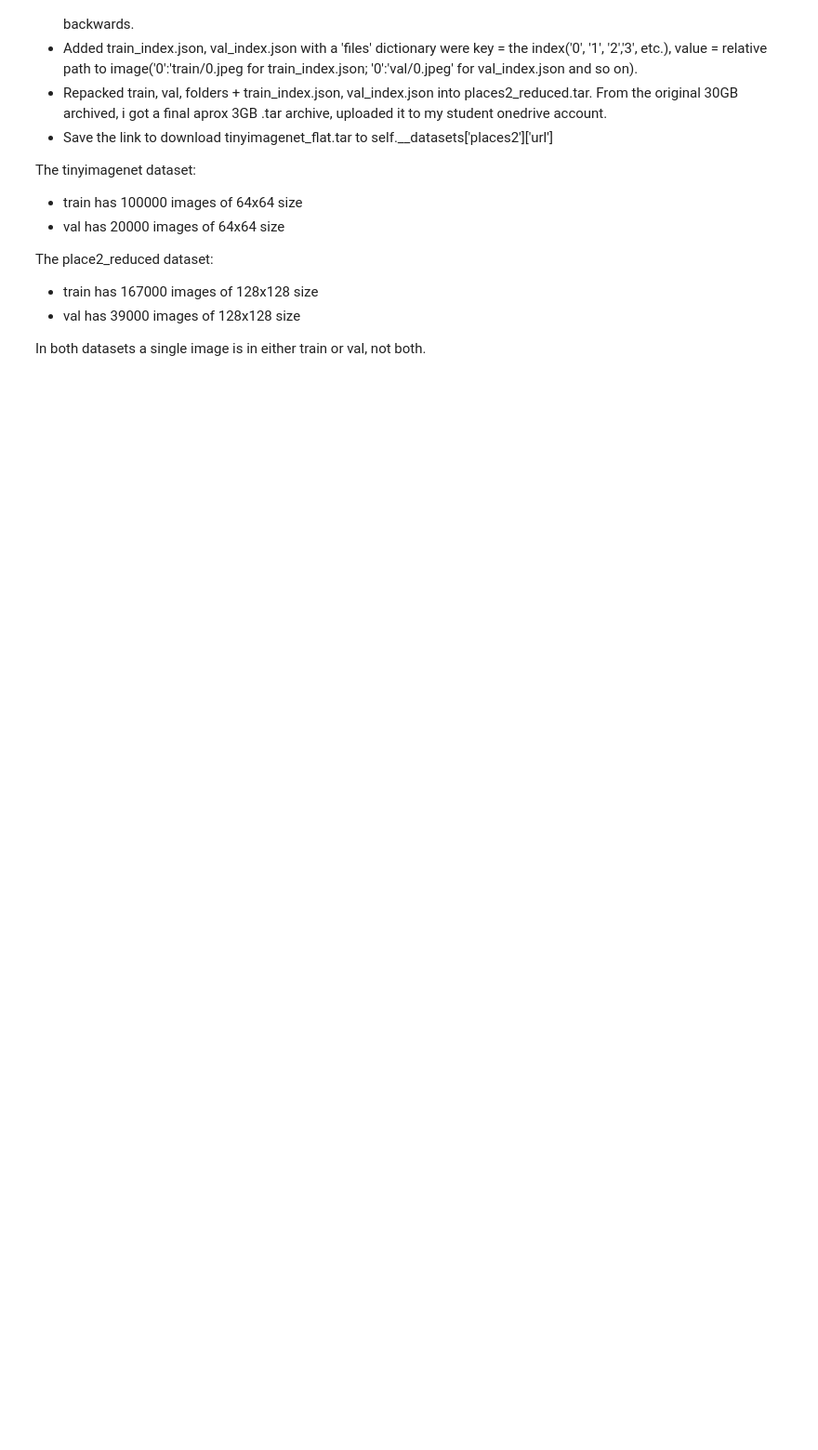
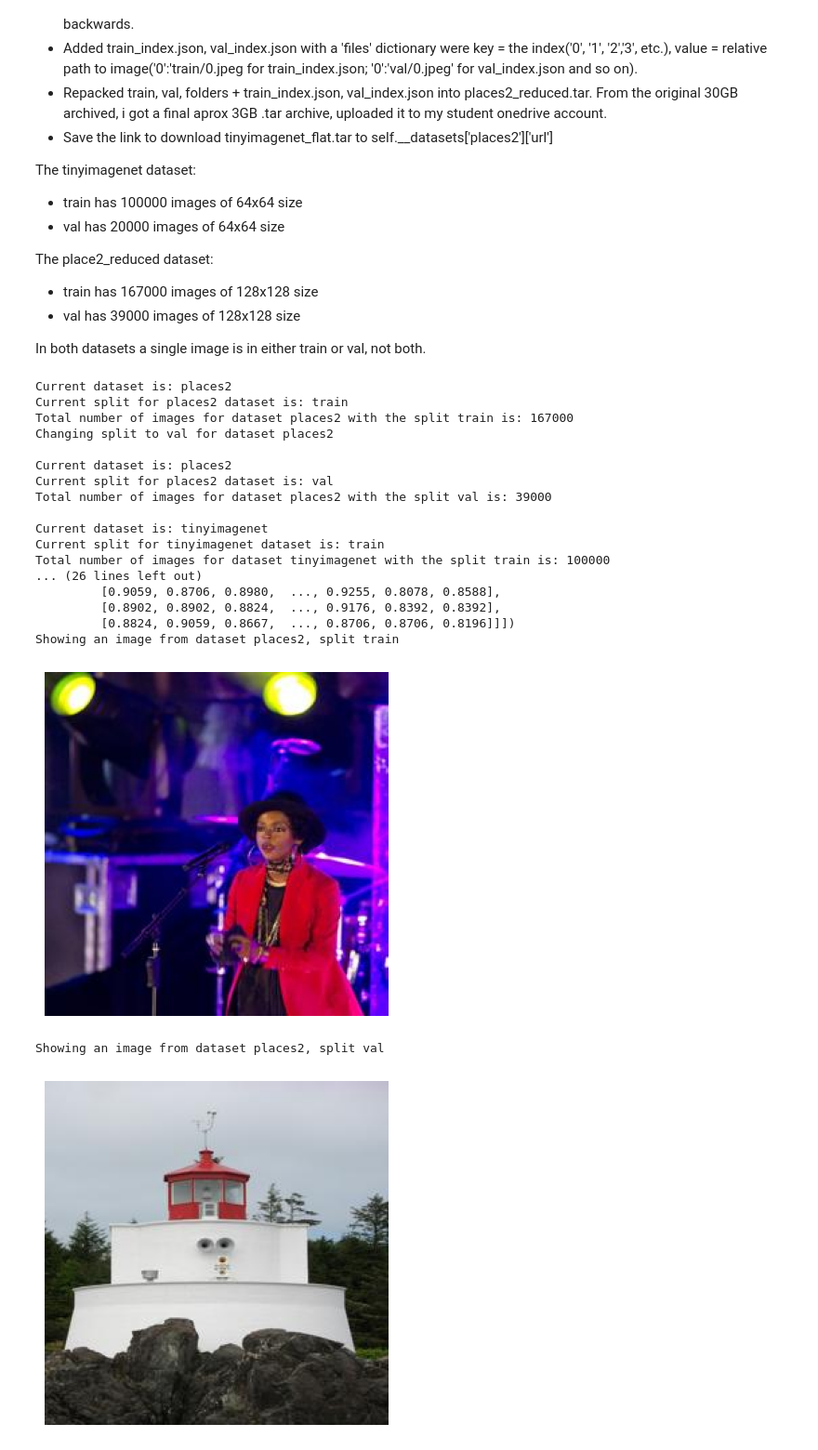
Before and after one commit to MariusVladDumitru/IA2-Project, a Jupyter notebook: src/IA2_Project_Dumitru_Marius-Vlad.ipynb, the cells around one changed output. Shown at 93% size. Cells and saved outputs as stored; diff of their text form; code cells hidden in the pictures; blank space fills up the shorter version.

Commit message:
Finished writing the custom dataset class in src/IA2_Project_Dumitru_Marius-Vlad.ipynb.

```diff
--- a/src/IA2_Project_Dumitru_Marius-Vlad.ipynb
+++ b/src/IA2_Project_Dumitru_Marius-Vlad.ipynb
@@ -72,7 +78,7 @@ The place2_reduced dataset:
 
 In both datasets a single image is in either train or val, not both.
 # %%
-class MyDataset(Dataset):
+class Images(Dataset):
     def __init__(self, dataset='places2', split='train'):
         super().__init__()
         self.__root_dir = Path().cwd() # /content on google colab
@@ -159,11 +165,77 @@ class MyDataset(Dataset):
         return len(self.__json_data['files'])
 
     def __getitem__(self, idx):
-        pass
+        if idx > self.__len__() - 1 : # idx: [0, self.__len__() - 1]
+            raise Exception(f'{idx} out of bound. Valid range is [0, {self.__len__() - 1}]')
+        img_path = self.__dataset['extract_dir'] / self.__json_data['files'][str(idx)]
+        image = Image.open(img_path).convert("RGB") # image loaded from disk
+        transform = T.ToTensor()  # converts to [C, H, W] in range [0, 1]
+        tensor_img = transform(image)
+        return tensor_img # pytorch tensor [C, H, W] in range [0, 1]
 # %%
-# Helper print function for MyDataset class
-def print_mydataset_info(mydataset):
+# Testing Images Dataset class
+def print_images_info(images_obj):
     print()
-    print(f'Current dataset is: {mydataset.get_dataset()}')
-    print(f'Current split for {mydataset.get_dataset()} dataset is: {mydataset.get_split()}')
-    print(f'Total number of images for dataset {mydataset.get_dataset()} with the split {mydataset.get_split()} is: {mydataset.__len__()}')
+    print(f'Current dataset is: {images_obj.get_dataset()}')
+    print(f'Current split for {images_obj.get_dataset()} dataset is: {images_obj.get_split()}')
+    print(f'Total number of images for dataset {images_obj.get_dataset()} with the split {images_obj.get_split()} is: {images_obj.__len__()}')
+
+images_obj = Images()
+print_images_info(images_obj)
+print(f'Changing split to val for dataset {images_obj.get_dataset()}')
+images_obj.change_split('val')
+print_images_info(images_obj)
+
+images_obj.change_dataset('tinyimagenet')
+images_obj.change_split('train')
+print_images_info(images_obj)
+print(f'Changing split to val for dataset {images_obj.get_dataset()}')
+images_obj.change_split('val')
+print_images_info(images_obj)
+print()
+print(images_obj[5])
+
+def show_tensor(tensor):
+    plt.imshow(tensor.permute(1, 2, 0))  # [C,H,W] → [H,W,C]
+    plt.axis("off")
+    plt.show()
+
+images_obj.change_dataset('places2')
+images_obj.change_split('train')
+print(f'Showing an image from dataset {images_obj.get_dataset()}, split {images_obj.get_split()}')
+show_tensor(images_obj[50])
+print()
+images_obj.change_split('val')
+print(f'Showing an image from dataset {images_obj.get_dataset()}, split {images_obj.get_split()}')
+show_tensor(images_obj[550])
+print()
+images_obj.change_dataset('tinyimagenet')
+images_obj.change_split('train')
+print(f'Showing an image from dataset {images_obj.get_dataset()}, split {images_obj.get_split()}')
+show_tensor(images_obj[1000])
+print()
+images_obj.change_split('val')
+print(f'Showing an image from dataset {images_obj.get_dataset()}, split {images_obj.get_split()}')
+show_tensor(images_obj[10])
+print()
+# %% [output]
+Current dataset is: places2
+Current split for places2 dataset is: train
+Total number of images for dataset places2 with the split train is: 167000
+Changing split to val for dataset places2
+
+Current dataset is: places2
+Current split for places2 dataset is: val
+Total number of images for dataset places2 with the split val is: 39000
+
+Current dataset is: tinyimagenet
+Current split for tinyimagenet dataset is: train
+Total number of images for dataset tinyimagenet with the split train is: 100000
+... (26 lines left out)
+         [0.9059, 0.8706, 0.8980,  ..., 0.9255, 0.8078, 0.8588],
+         [0.8902, 0.8902, 0.8824,  ..., 0.9176, 0.8392, 0.8392],
+         [0.8824, 0.9059, 0.8667,  ..., 0.8706, 0.8706, 0.8196]]])
+Showing an image from dataset places2, split train
+[figure, added]
+Showing an image from dataset places2, split val
+[figure, added]
```
Also changed, not shown: parts of 7 cells of this notebook.
